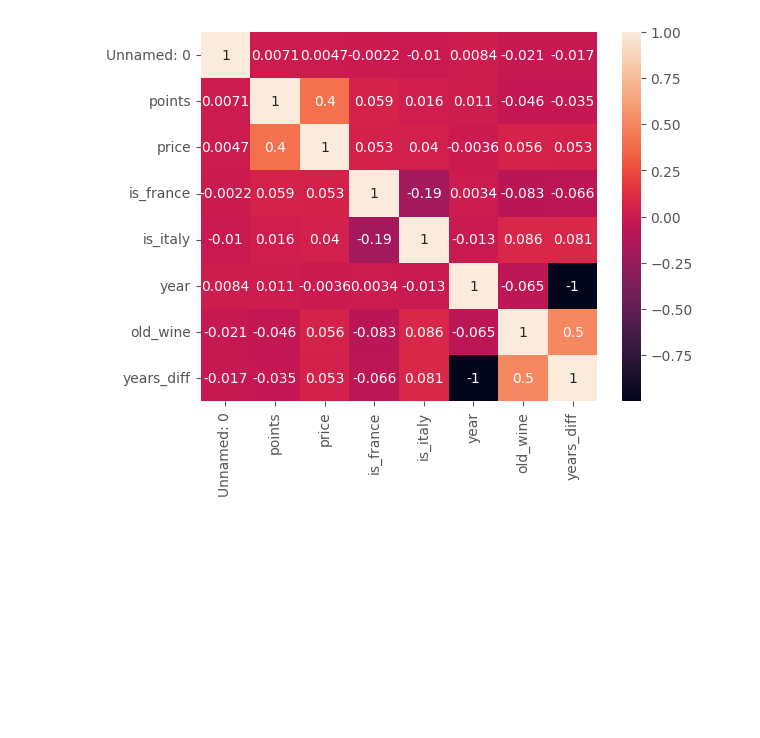
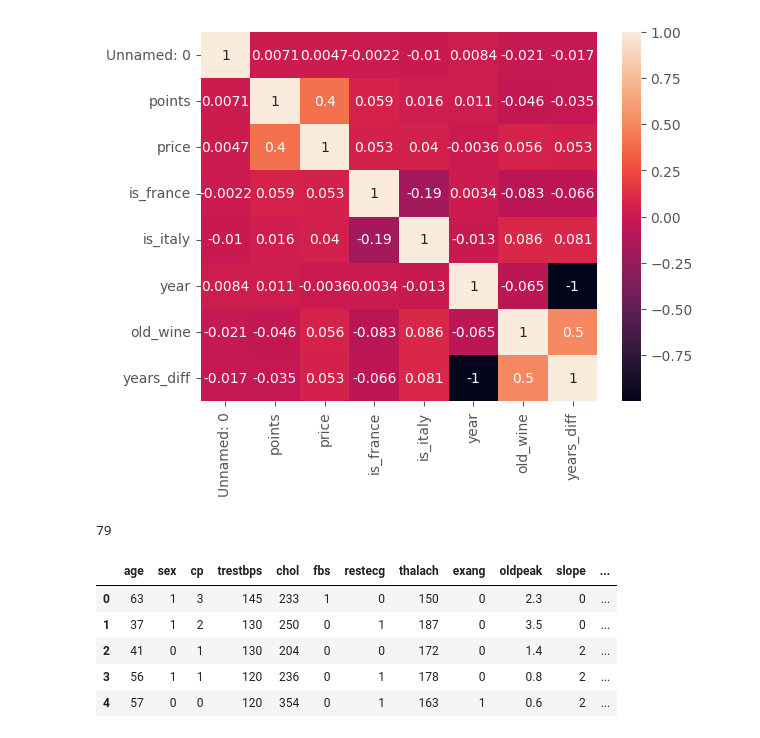
Before and after one commit to vasiloyk/hh, a Jupyter notebook: eda3.ipynb, the cells around one changed output. Saved outputs shown, nothing was run; the diff lists cells and outputs as text; code cells hidden in the pictures; blank space fills up the shorter version.

```diff
--- a/eda3.ipynb
+++ b/eda3.ipynb
@@ -430,3 +430,60 @@ sns.heatmap(data.corr(numeric_only=True), annot=True)
 # %% [output]
 <Axes: >
 [figure]
+# %%
+hearts = pd.read_csv('data/heart.csv',sep=',')
+hearts['old'] = hearts['age'].apply(lambda x: 1 if x>60 else 0)
+hearts.head()
+hearts['old'].sum()
+# %% [output]
+79
+# %%
+hearts['age_sex'] = hearts['age'].astype(str)+'_'+hearts['sex'].astype(str)
+
+def get_age_group(age_sex):
+    if age_sex[2]=='_':
+        age_g = int(age_sex[0:2])
+        sex_g = int(age_sex[-1])
+    #print(age_g,sex_g)
+    if age_g<=20:
+        if sex_g == 1:
+           return 123#'123/76'
+        else:
+           return 116#'116/72'
+    elif (age_g>=21)and(age_g<=30):
+        if sex_g == 1:
+           return 126#'126/79'
+        else:
+           return 120#'120/75'
+    elif (age_g>=31)and(age_g<=40):
+        if sex_g == 1:
+           return 129#'129/81'
+        else:
+           return 127#'127/80'
+    elif (age_g>=41)and(age_g<=50):
+        if sex_g == 1:
+           return 135#'135/83'
+        else:
+           return 137#'137/84'
+    elif (age_g>=51)and(age_g<=60):
+        if sex_g == 1:
+           return 142#'142/85'
+        else:
+           return 144#'144/85'
+    elif age_g>=61:
+        if sex_g == 1:
+           return 142#'142/80'
+        else:
+           return 159#'159/85'
+
+hearts['trestbps_mean'] = hearts['age_sex'].apply(get_age_group)
+hearts = hearts.drop(['age_sex'],axis=1)
+#print(hearts['trestbps_mean'][300])
+hearts.head()
+# %% [output]
+|  | age | sex | cp | trestbps | chol | fbs | restecg | thalach | exang | oldpeak | slope | ... |
+| 0 | 63 | 1 | 3 | 145 | 233 | 1 | 0 | 150 | 0 | 2.3 | 0 | ... |
+| 1 | 37 | 1 | 2 | 130 | 250 | 0 | 1 | 187 | 0 | 3.5 | 0 | ... |
+| 2 | 41 | 0 | 1 | 130 | 204 | 0 | 0 | 172 | 0 | 1.4 | 2 | ... |
+| 3 | 56 | 1 | 1 | 120 | 236 | 0 | 1 | 178 | 0 | 0.8 | 2 | ... |
+| 4 | 57 | 0 | 0 | 120 | 354 | 0 | 1 | 163 | 1 | 0.6 | 2 | ... |
```
Also changed, not shown: parts of 4 cells of this notebook.
